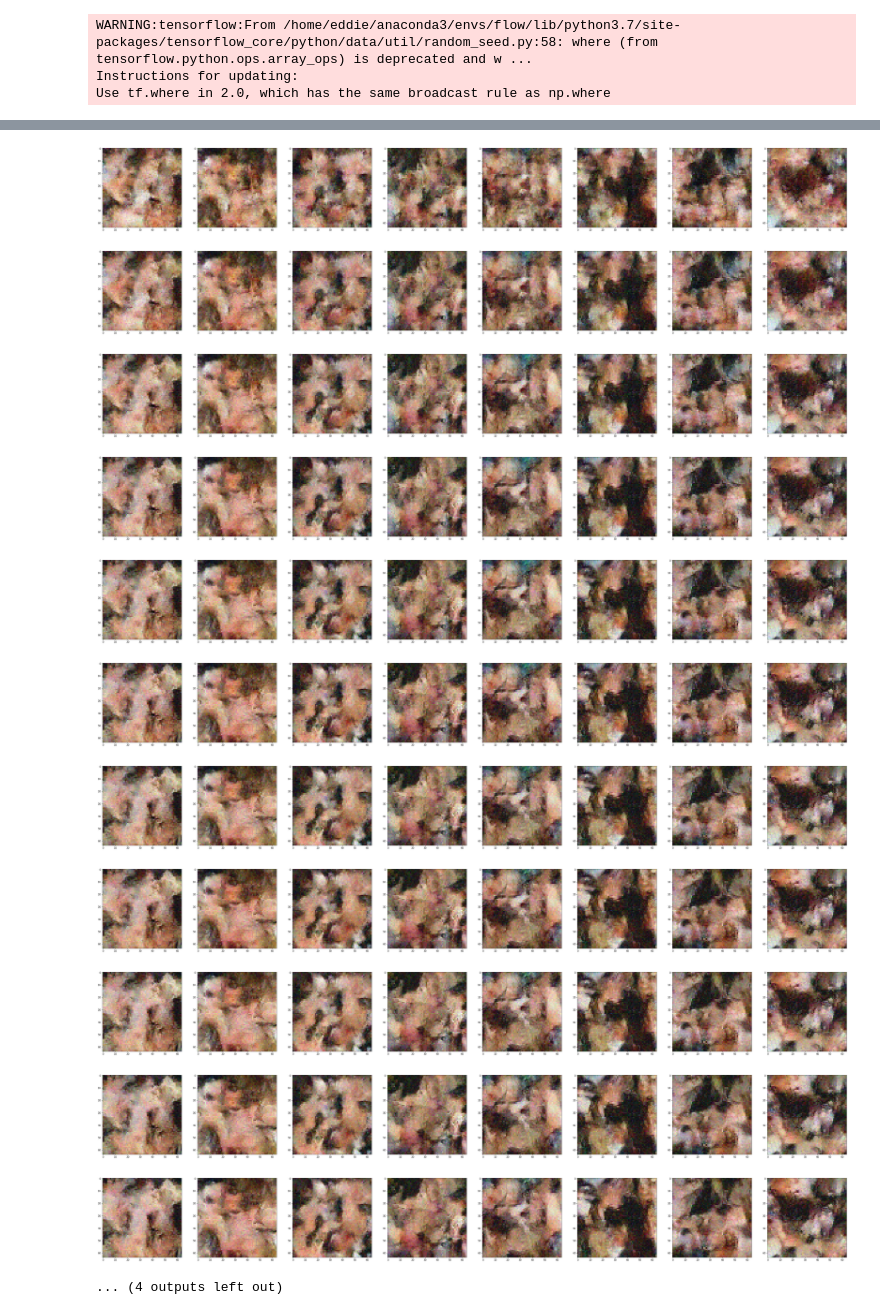
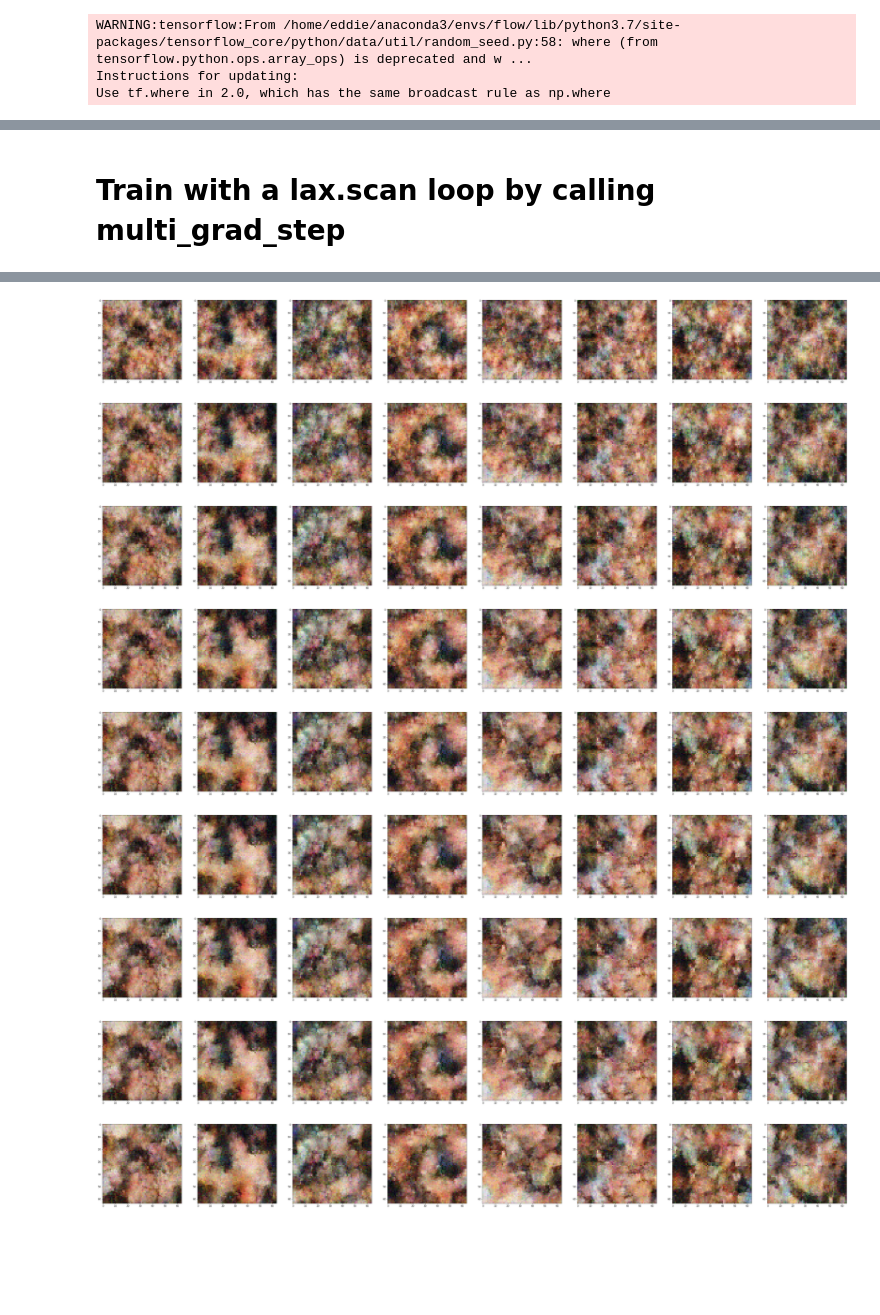
Before and after one commit to Information-Fusion-Lab-Umass/NuX, a Jupyter notebook: notebooks/GLOW.ipynb, the cells around one changed output, grey strips where cells are left out. Cells and saved outputs as stored; diff of their text form; code cells hidden in the pictures; blank space fills up the shorter version.

Commit message:
improved trainers

```diff
--- a/notebooks/GLOW.ipynb
+++ b/notebooks/GLOW.ipynb
@@ -53,12 +54,12 @@ def quantize(x, quantize_bits):
     x['image'] = x['image']//tf.cast(quantize_factor, dtype=tf.uint8)
     return x
 
-def load_dataset(split='train', is_training=True, batch_size=32, quantize_bits=3):
+def load_dataset(split='train', is_training=True, n_batches=1000, batch_size=32, quantize_bits=3):
     ds = tfds.load('celeb_a', split=split).repeat()
     ds = ds.map(central_crop)
     ds = ds.map(partial(quantize, quantize_bits=quantize_bits))
     if is_training:
         ds = ds.shuffle(10*batch_size, seed=0)
-    ds = ds.batch(batch_size)
+    ds = ds.batch(batch_size).batch(n_batches) # The trainer object expects many data batches at once!
     return tfds.as_numpy(ds)
 # %% [markdown]
@@ -67,11 +68,14 @@ def load_dataset(split='train', is_training=True, batch_size=32, quantize_bits=3
 quantize_bits = 3
 ds = load_dataset(quantize_bits=quantize_bits)
 
-x = next(ds)['image']*1.0
+x = next(ds)['image'][0]
 inputs = {'x': x}
 
 key = random.PRNGKey(0)
 init_fun = MultiscaleGLOW(quantize_bits=quantize_bits)
+
+outputs, flow = init_fun(key, inputs, batched=True)
+NF = ImageGenerativeModel(flow)
 # %% [output]
 WARNING:tensorflow:From /home/eddie/anaconda3/envs/flow/lib/python3.7/site-packages/tensorflow_core/python/data/util/random_seed.py:58: where (from tensorflow.python.ops.array_ops) is deprecated and w ...
 Instructions for updating:
@@ -102,6 +82,0 @@ flow = flow._replace(params=params)
-# %%
-@partial(jit, static_argnums=(0,))
-def nll(apply, params, state, inputs, **kwargs):
-    outputs, updated_state = apply(params, state, inputs, **kwargs)
-    log_px = outputs['log_pz'] + outputs['log_det']
-    return -jnp.mean(log_px), updated_state
@@ -154,26 +83,28 @@ NF = Model(flow)
+# %% [markdown]
+# Train with a lax.scan loop by calling multi_grad_step
 # %%
-n_iters = 15000
+n_iters = 10
 key = random.PRNGKey(1)
 keys = random.split(key, n_iters)
 pbar = tqdm.notebook.tqdm(enumerate(keys), total=n_iters)
 for i, key in pbar:
-    x_batch = next(ds)['image']
-    inputs = {'x': x_batch}
 
-    # Take a gradient step
-    val = NF.grad_step(key, inputs)
+    # Take n_batches gradient steps
+    nll = NF.multi_grad_step(key, next(ds)['image'])
 
-    pbar.set_description('bits/dim: %5.3f'%(val))
+    # Compute the bits/dim loss
+    bits_per_dim = nll.mean()/jnp.prod(NF.flow.input_shapes['x'])/jnp.log(2)
+    pbar.set_description('bits/dim: %5.3f'%(bits_per_dim))
 
-    if(i%1000 == 0 or i == n_iters - 1):
-        eval_key = random.PRNGKey(1)
-        n_samples = 8
+    # Generate some samples
+    eval_key = random.PRNGKey(1)
+    n_samples = 8
 
-        fz = NF.sample(eval_key, n_samples)
+    fz = NF.sample(eval_key, n_samples)
 
-        # Plot the samples
-        fig, axes = plt.subplots(1, n_samples, figsize=(7*n_samples, 7)); axes=axes.ravel()
-        for i, ax in enumerate(axes):
-            ax.imshow(fz[i])
-        plt.show()
+    # Plot the samples
+    fig, axes = plt.subplots(1, n_samples, figsize=(7*n_samples, 7)); axes=axes.ravel()
+    for i, ax in enumerate(axes):
+        ax.imshow(fz[i])
+    plt.show()
 # %% [output]
@@ -181,12 +112,9 @@ for i, key in pbar:
-[figure, old version]
+[figure, new version]
-[figure, old version]
+[figure, new version]
-[figure, old version]
+[figure, new version]
-[figure, old version]
+[figure, new version]
-[figure, old version]
+[figure, new version]
-[figure, old version]
+[figure, new version]
-[figure, old version]
+[figure, new version]
-[figure, old version]
+[figure, new version]
-[figure, old version]
+[figure, new version]
-[figure, removed]
-[figure, removed]
-... (4 outputs left out)
```
Also changed, not shown: parts of 10 cells of this notebook, 3 other files.
